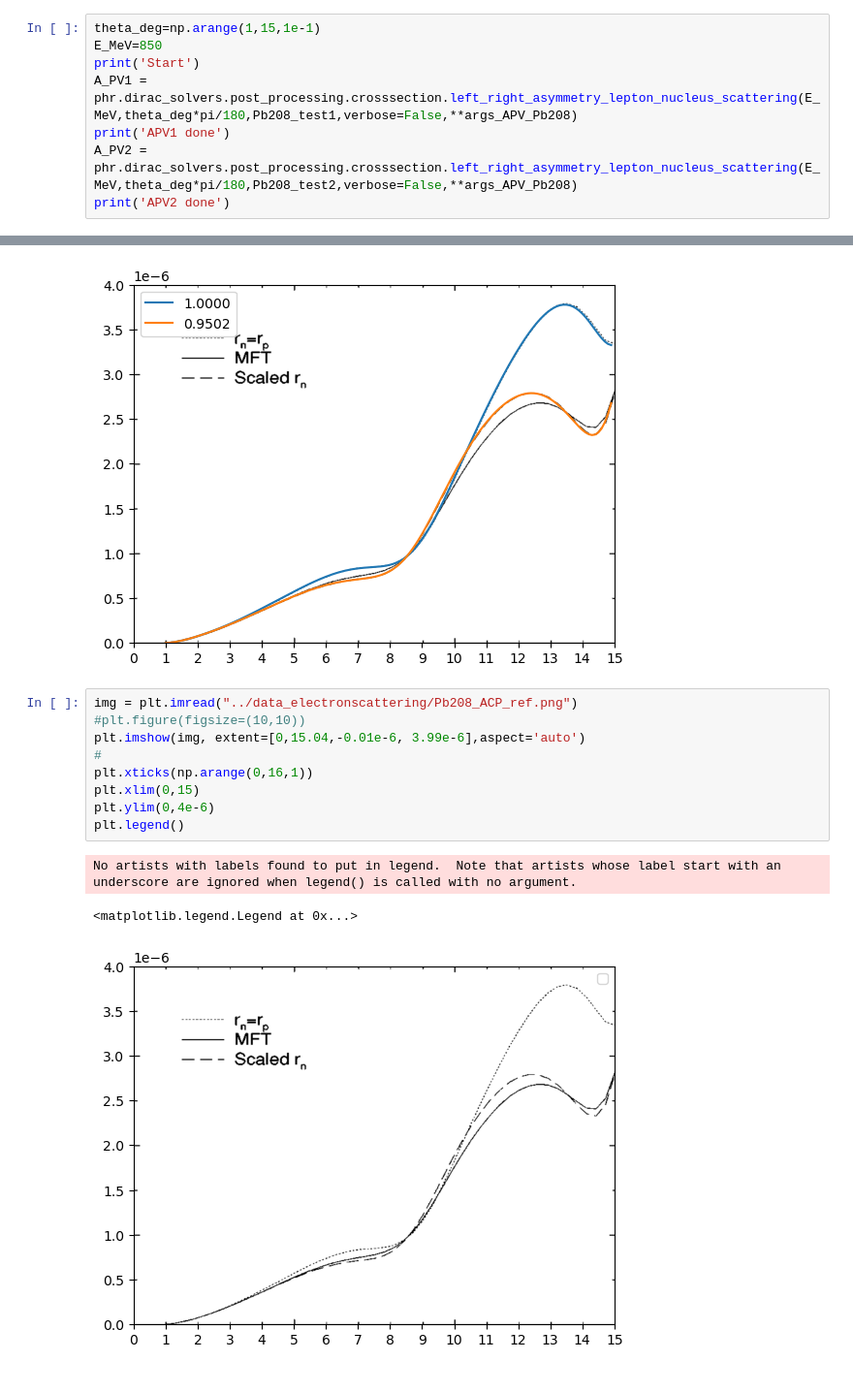
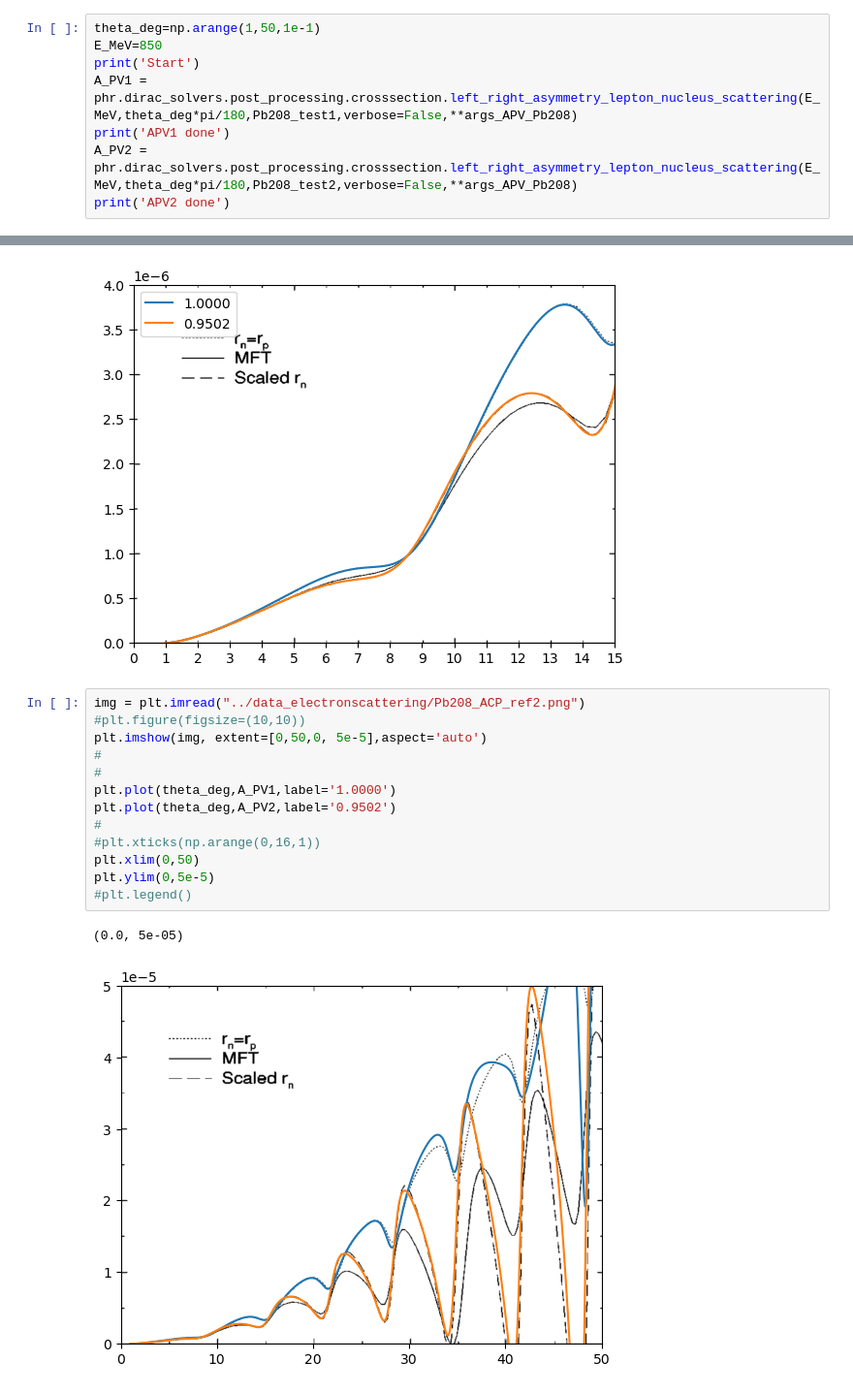
Before and after one commit to Partynumbers42/phasr, a Jupyter notebook: AsymmetryTest.ipynb, the cells around one changed output, grey strips where cells are left out. Shown at 97% size. Saved outputs shown, nothing was run; the diff lists cells and outputs as text.

```diff
--- a/AsymmetryTest.ipynb
+++ b/AsymmetryTest.ipynb
@@ -198,7 +297,7 @@ plt.legend()
 # %%
 args_APV_Pb208={'method': 'DOP853', 'N_partial_waves': 120, 'atol': 1e-10, 'rtol': 1e-09, 'energy_norm': 0.1973269804, 'phase_difference_limit': 1e-06}
 # %%
-theta_deg=np.arange(1,15,1e-1)
+theta_deg=np.arange(1,50,1e-1)
 E_MeV=850
 print('Start')
 A_PV1 = phr.dirac_solvers.post_processing.crosssection.left_right_asymmetry_lepton_nucleus_scattering(E_MeV,theta_deg*pi/180,Pb208_test1,verbose=False,**args_APV_Pb208)
@@ -225,15 +324,18 @@ plt.legend()
 <matplotlib.legend.Legend at 0x...>
 [figure]
 # %%
-img = plt.imread("../data_electronscattering/Pb208_ACP_ref.png")
+img = plt.imread("../data_electronscattering/Pb208_ACP_ref2.png")
 #plt.figure(figsize=(10,10))
-plt.imshow(img, extent=[0,15.04,-0.01e-6, 3.99e-6],aspect='auto')
+plt.imshow(img, extent=[0,50,0, 5e-5],aspect='auto')
 #
-plt.xticks(np.arange(0,16,1))
-plt.xlim(0,15)
-plt.ylim(0,4e-6)
-plt.legend()
+#
+plt.plot(theta_deg,A_PV1,label='1.0000')
+plt.plot(theta_deg,A_PV2,label='0.9502')
+#
+#plt.xticks(np.arange(0,16,1))
+plt.xlim(0,50)
+plt.ylim(0,5e-5)
+#plt.legend()
 # %% [output]
-No artists with labels found to put in legend.  Note that artists whose label start with an underscore are ignored when legend() is called with no argument.
+(0.0, 5e-05)
-<matplotlib.legend.Legend at 0x...>
-[figure, old version]
+[figure, new version]
```
Also changed, not shown: parts of 47 cells of this notebook, 6 other files.
